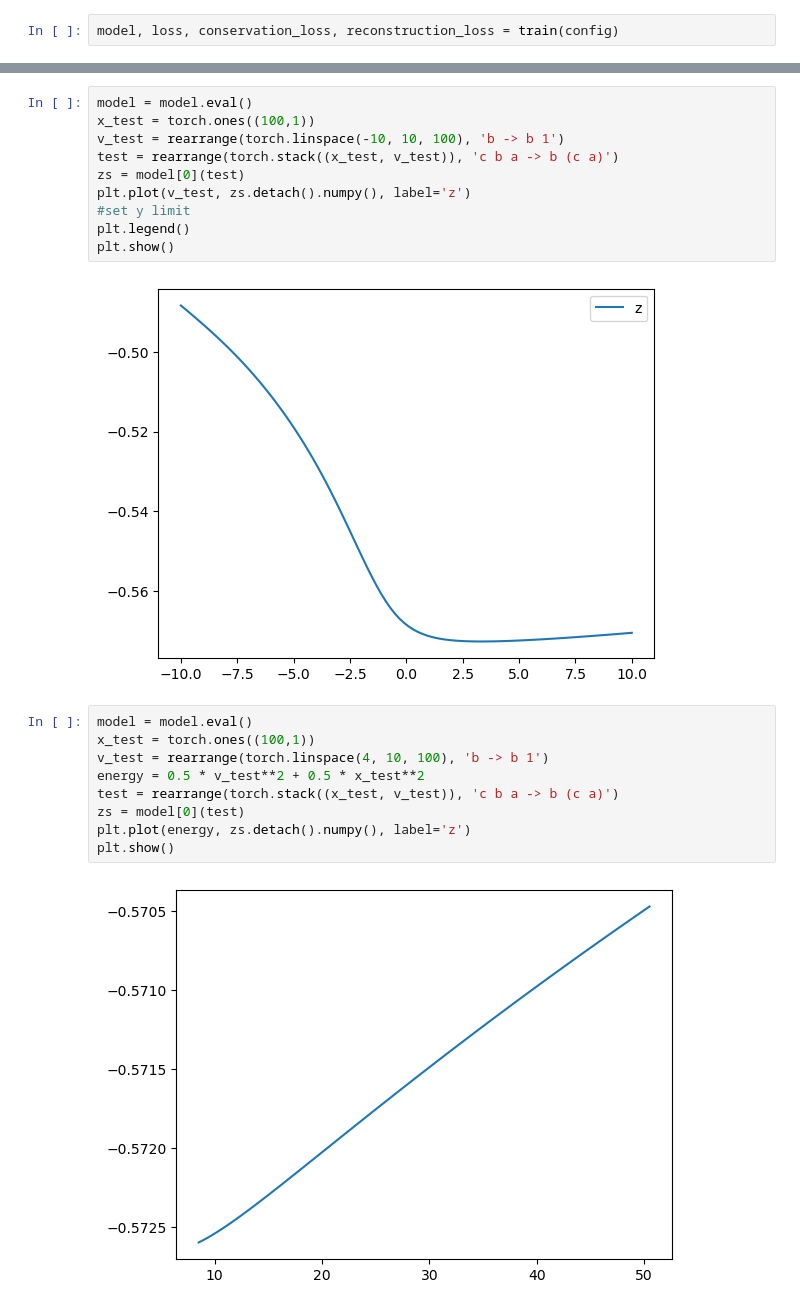
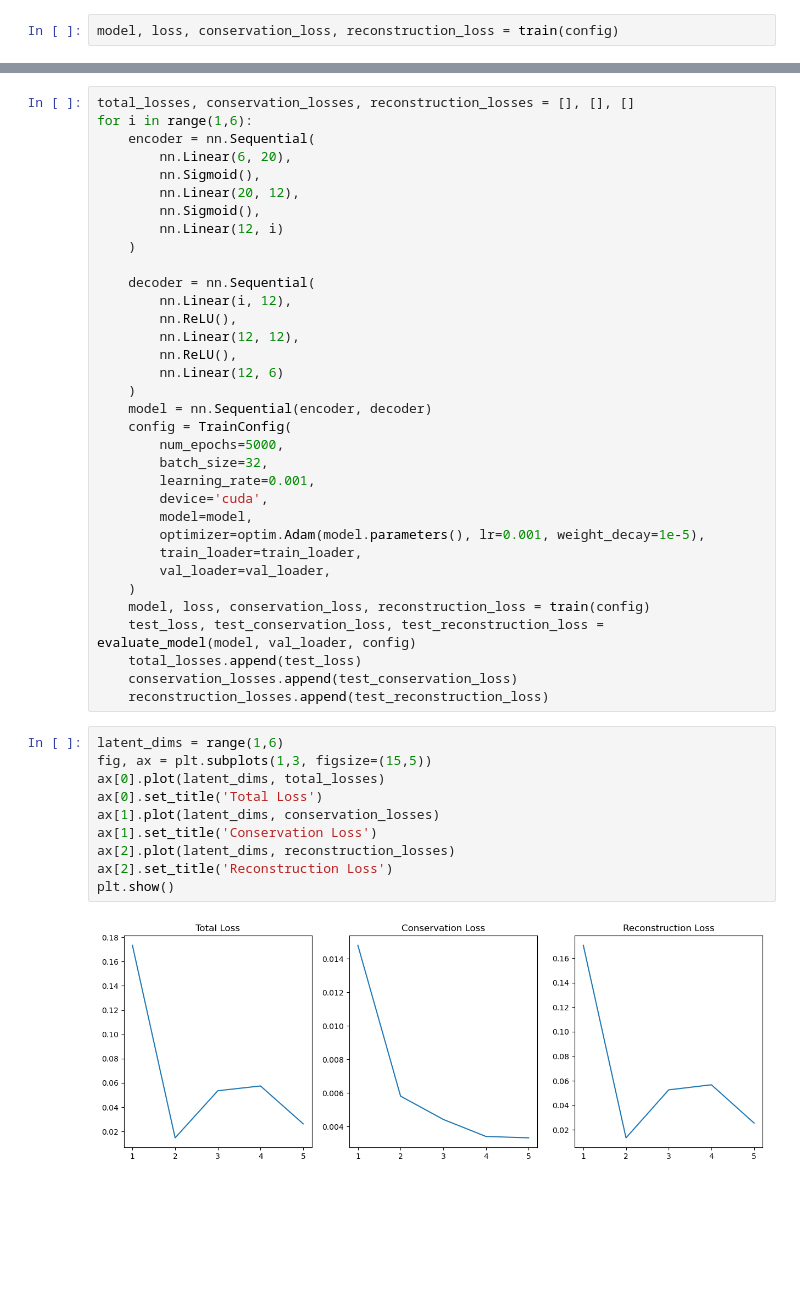
Before and after one commit to danny1078/cqit, a Jupyter notebook: train_jupyter_3d_sho.ipynb, the cells around one changed output, grey strips where cells are left out. Saved outputs shown, nothing was run; the diff lists cells and outputs as text; blank space fills up the shorter version.

```diff
--- a/train_jupyter_3d_sho.ipynb
+++ b/train_jupyter_3d_sho.ipynb
@@ -194,23 +190,46 @@ plt.show()
-# %%
-model = model.eval()
-x_test = torch.ones((100,1))
-v_test = rearrange(torch.linspace(-10, 10, 100), 'b -> b 1')
-test = rearrange(torch.stack((x_test, v_test)), 'c b a -> b (c a)')
-zs = model[0](test)
-plt.plot(v_test, zs.detach().numpy(), label='z')
-#set y limit
-plt.legend()
-plt.show()
-# %% [output]
-[figure, removed]
-# %%
-model = model.eval()
-x_test = torch.ones((100,1))
-v_test = rearrange(torch.linspace(4, 10, 100), 'b -> b 1')
-energy = 0.5 * v_test**2 + 0.5 * x_test**2
-test = rearrange(torch.stack((x_test, v_test)), 'c b a -> b (c a)')
-zs = model[0](test)
-plt.plot(energy, zs.detach().numpy(), label='z')
-plt.show()
-# %% [output]
-[figure, removed]
+# %%
+total_losses, conservation_losses, reconstruction_losses = [], [], []
+for i in range(1,6):
+    encoder = nn.Sequential(
+        nn.Linear(6, 20),
+        nn.Sigmoid(),
+        nn.Linear(20, 12),
+        nn.Sigmoid(),
+        nn.Linear(12, i)
+    )
+
+    decoder = nn.Sequential(
+        nn.Linear(i, 12),
+        nn.ReLU(),
+        nn.Linear(12, 12),
+        nn.ReLU(),
+        nn.Linear(12, 6)
+    )
+    model = nn.Sequential(encoder, decoder)
+    config = TrainConfig(
+        num_epochs=5000,
+        batch_size=32,
+        learning_rate=0.001,
+        device='cuda',
+        model=model,
+        optimizer=optim.Adam(model.parameters(), lr=0.001, weight_decay=1e-5),
+        train_loader=train_loader,
+        val_loader=val_loader,
+    )
+    model, loss, conservation_loss, reconstruction_loss = train(config)
+    test_loss, test_conservation_loss, test_reconstruction_loss = evaluate_model(model, val_loader, config)
+    total_losses.append(test_loss)
+    conservation_losses.append(test_conservation_loss)
+    reconstruction_losses.append(test_reconstruction_loss)
+# %%
+latent_dims = range(1,6)
+fig, ax = plt.subplots(1,3, figsize=(15,5))
+ax[0].plot(latent_dims, total_losses)
+ax[0].set_title('Total Loss')
+ax[1].plot(latent_dims, conservation_losses)
+ax[1].set_title('Conservation Loss')
+ax[2].plot(latent_dims, reconstruction_losses)
+ax[2].set_title('Reconstruction Loss')
+plt.show()
+# %% [output]
+[figure, added]
```
Also changed, not shown: parts of 12 cells of this notebook, 1 other file.
